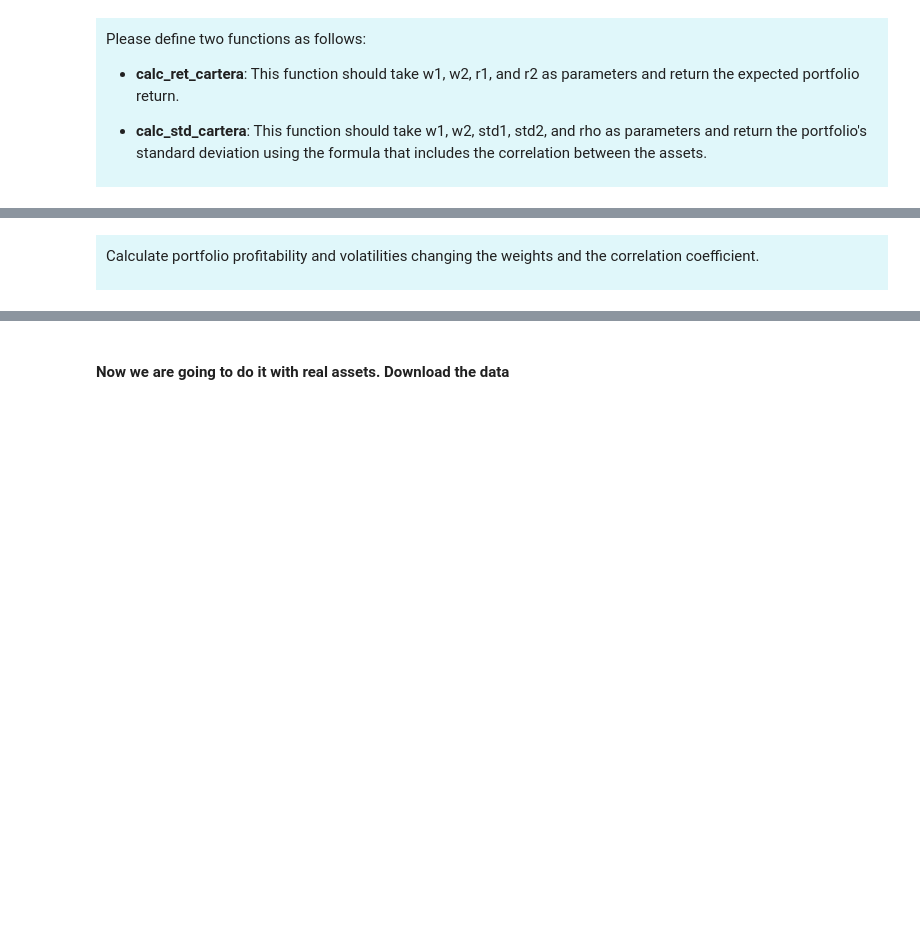
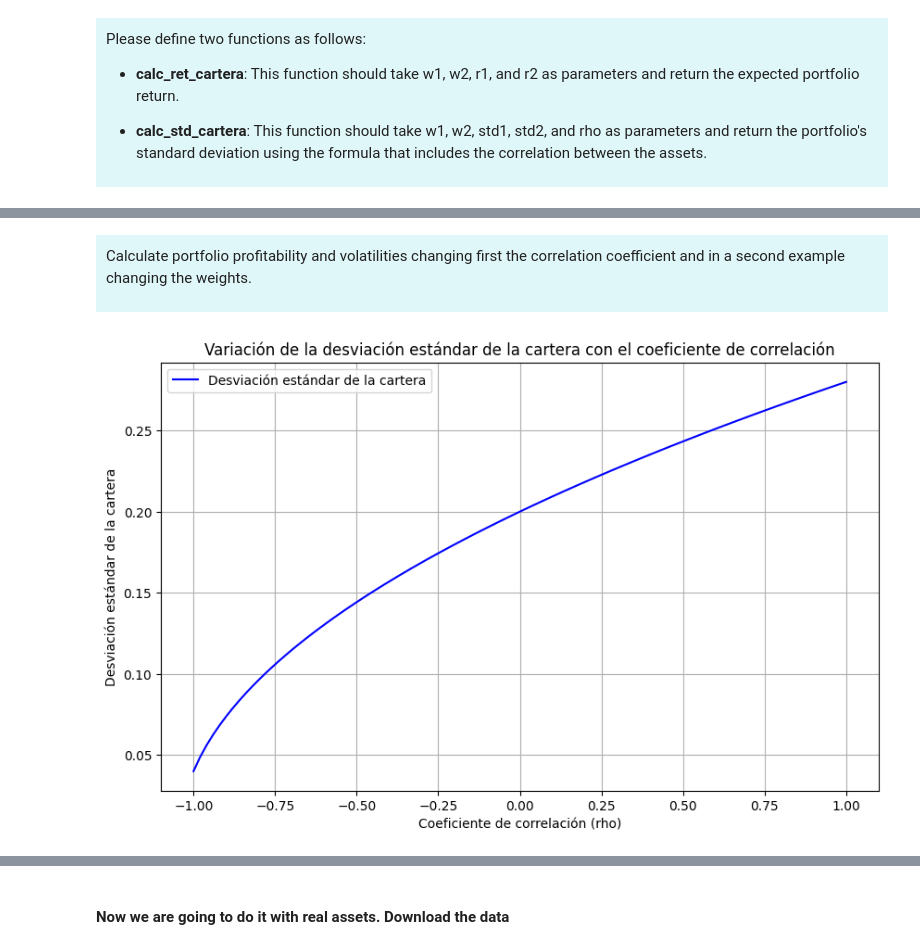
Before and after one commit to alfonso-santos/finanzas-tecnologia-practicas, a Jupyter notebook: src_soluciones/02_01_Calculos_iniciales_de_carteras_soluciones.ipynb, the cells around one changed output, grey strips where cells are left out. Saved outputs shown, nothing was run; the diff lists cells and outputs as text; code cells hidden in the pictures; blank space fills up the shorter version.

Commit message:
cálculos iniciales carteras

```diff
--- a/src_soluciones/02_01_Calculos_iniciales_de_carteras_soluciones.ipynb
+++ b/src_soluciones/02_01_Calculos_iniciales_de_carteras_soluciones.ipynb
@@ -52,8 +52,8 @@ def calc_std_cartera(w1, w2, std1, std2, rho):
 ret1 = 0.2 #retornos esperados del activo 1
 ret2 = 0.1 #retornos esperados del activo 2
 
-std1 = 0.25 #volatilidad del activo 1
-std2 = 0.15 #volatilidad del activo 2
+std1 = 0.4 #volatilidad del activo 1
+std2 = 0.2 #volatilidad del activo 2
 
 p1 = 0.4 #peso del activo 1
 p2 = 0.6 #peso del activo 2
@@ -69,4 +69,22 @@ La volatilidad de la cartera es: 17.00 %
 # %% [markdown]
 <div Style = "background-color: #e0f7fa; padding: 10px;">
 
-Calculate portfolio profitability and volatilities changing the weights and the correlation coefficient.
+Calculate portfolio profitability and volatilities changing first the correlation coefficient and in a second example changing the weights.
+# %%
+# Generamos valores de correlación entre -1 y 1
+rho_values = np.linspace(-1, 1, 100)
+
+# Calculamos la desviación estándar de la cartera para cada valor de correlación
+std_cartera = [calc_std_cartera(p1, p2, std1, std2, rho) for rho in rho_values]
+
+# Graficamos la desviación estándar de la cartera en función de la correlación
+plt.figure(figsize=(10, 6))
+plt.plot(rho_values, std_cartera, label='Desviación estándar de la cartera', color='blue')
+plt.xlabel("Coeficiente de correlación (rho)")
+plt.ylabel("Desviación estándar de la cartera")
+plt.title("Variación de la desviación estándar de la cartera con el coeficiente de correlación")
+plt.legend()
+plt.grid(True)
+plt.show()
+# %% [output]
+[figure, added]
```
Also changed, not shown: parts of 8 cells of this notebook, 11 other files.
